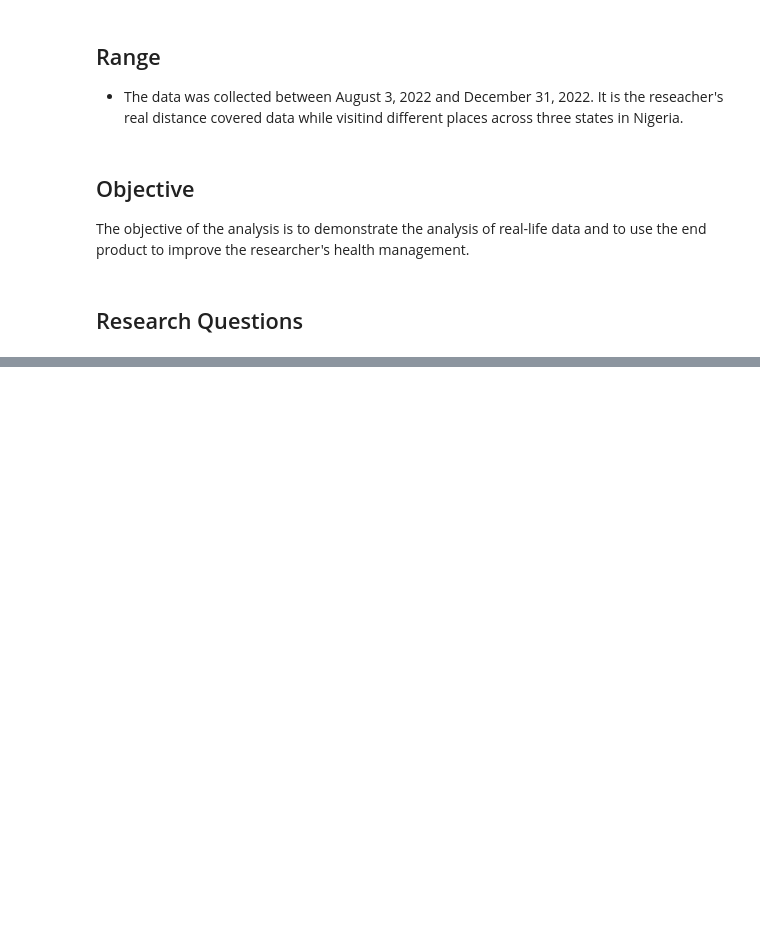
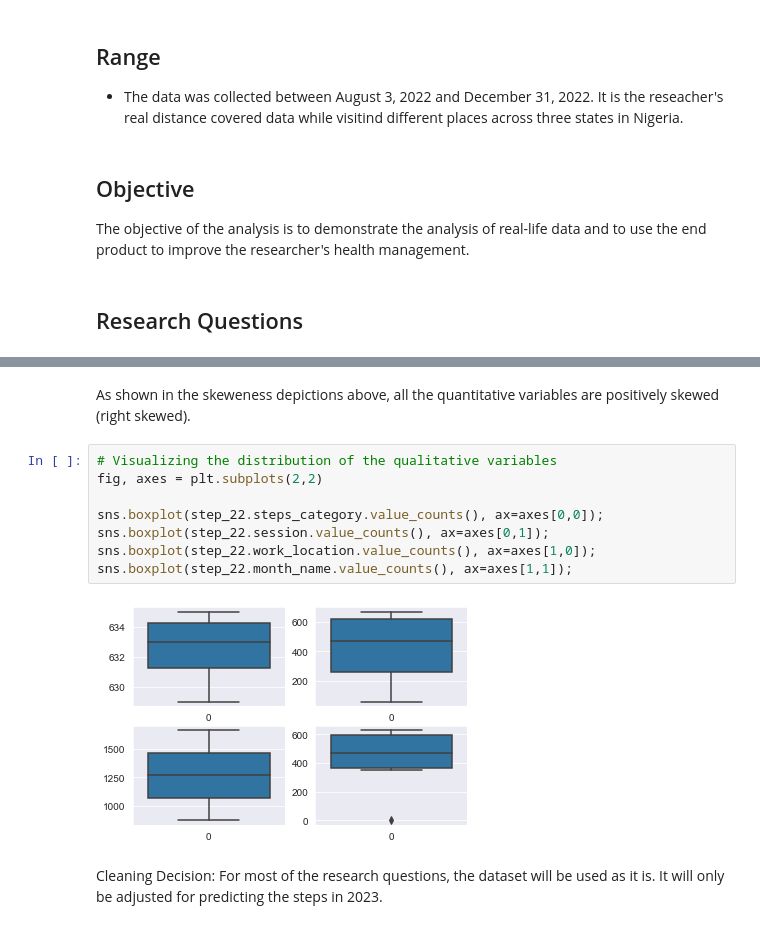
Before and after one commit to Lamozain/steps_2022, a Jupyter notebook: steps_analysis_notebook_2022.ipynb, the cells around one changed output, grey strips where cells are left out. Drawn from its saved outputs; the diff is of its cells as text; blank space fills up the shorter version.

```diff
--- a/steps_analysis_notebook_2022.ipynb
+++ b/steps_analysis_notebook_2022.ipynb
@@ -38,0 +193,14 @@ The objective of the analysis is to demonstrate the analysis of real-life data a
+# %% [markdown]
+As shown in the skeweness depictions above, all the quantitative variables are positively skewed (right skewed).
+# %%
+# Visualizing the distribution of the qualitative variables
+fig, axes = plt.subplots(2,2)
+
+sns.boxplot(step_22.steps_category.value_counts(), ax=axes[0,0]);
+sns.boxplot(step_22.session.value_counts(), ax=axes[0,1]);
+sns.boxplot(step_22.work_location.value_counts(), ax=axes[1,0]);
+sns.boxplot(step_22.month_name.value_counts(), ax=axes[1,1]);
+# %% [output]
+[figure, added]
+# %% [markdown]
+Cleaning Decision: For most of the research questions, the dataset will be used as it is. It will only be adjusted for predicting the steps in 2023.
```
Also changed, not shown: parts of 15 cells of this notebook, 1 other file.
